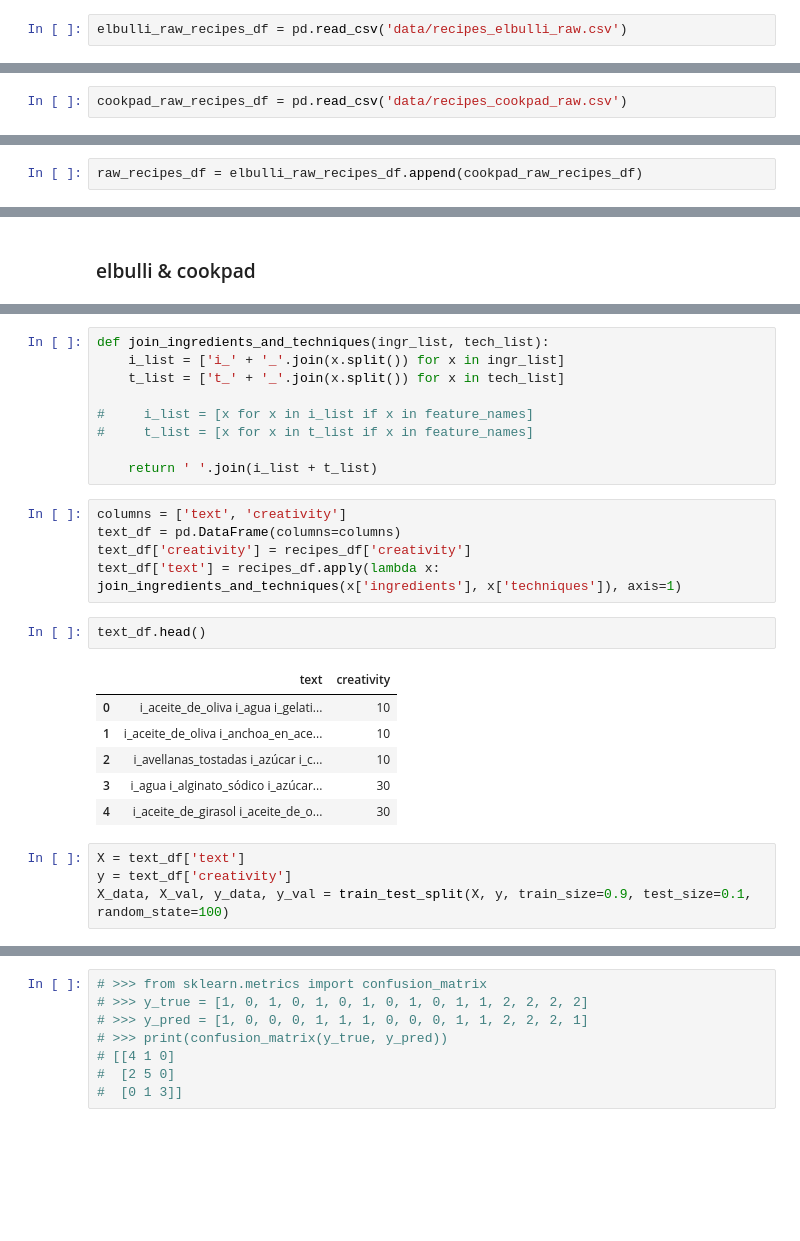
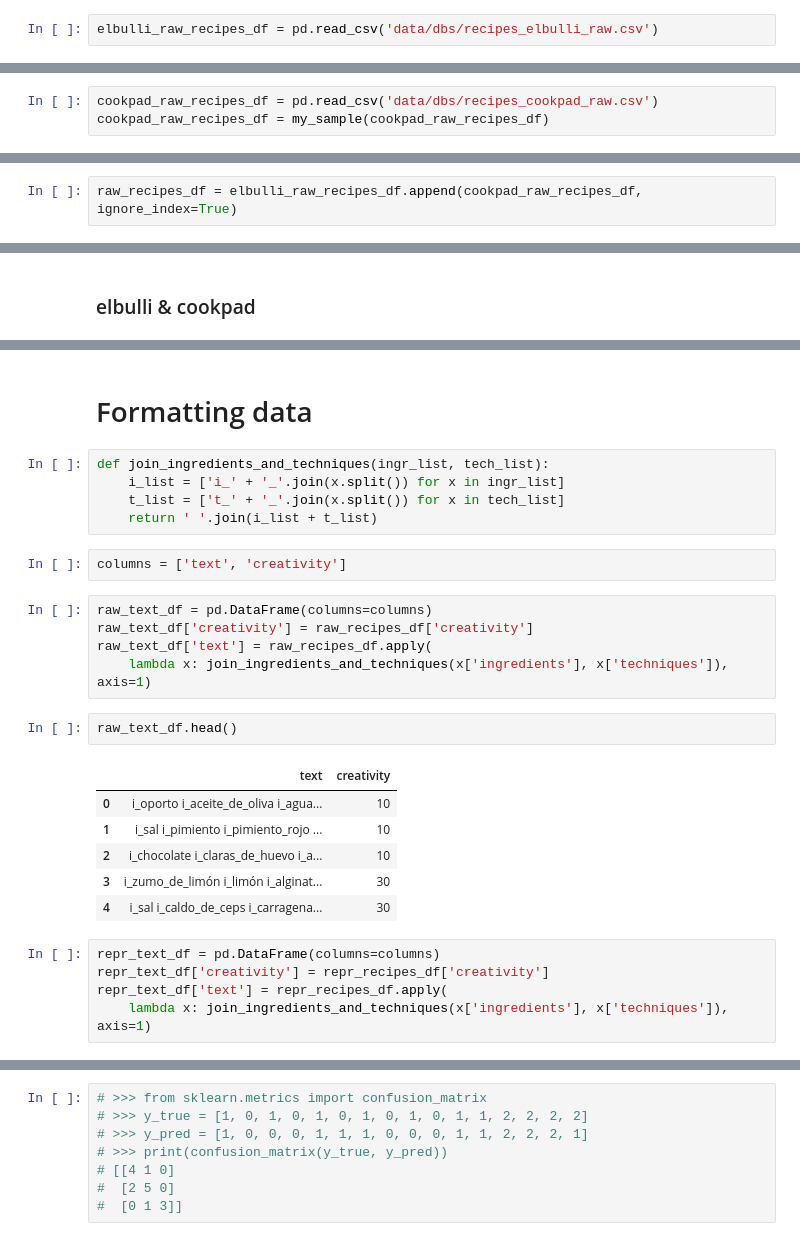
Before and after one commit to mavillard/elbulli, a Jupyter notebook: es-r-elbulli_and_cookpad_recipes-classifier.ipynb, the cells around one changed output, grey strips where cells are left out. Saved outputs shown, nothing was run; the diff lists cells and outputs as text; blank space fills up the shorter version.

```diff
--- a/es-r-elbulli_and_cookpad_recipes-classifier.ipynb
+++ b/es-r-elbulli_and_cookpad_recipes-classifier.ipynb
@@ -63,5 +65,5 @@ matplotlib.rc('font', **font)
 # %% [markdown]
 ### elbulli
 # %%
-elbulli_raw_recipes_df = pd.read_csv('data/recipes_elbulli_raw.csv')
+elbulli_raw_recipes_df = pd.read_csv('data/dbs/recipes_elbulli_raw.csv')
 # %%
@@ -112,5 +109,6 @@ elbulli_raw_recipes_df.head()
 # %% [markdown]
 ### cookpad
 # %%
-cookpad_raw_recipes_df = pd.read_csv('data/recipes_cookpad_raw.csv')
+cookpad_raw_recipes_df = pd.read_csv('data/dbs/recipes_cookpad_raw.csv')
+cookpad_raw_recipes_df = my_sample(cookpad_raw_recipes_df)
 # %%
@@ -154,7 +151,7 @@ cookpad_raw_recipes_df.head()
 # %% [markdown]
 ### elbulli & cookpad
 # %%
-raw_recipes_df = elbulli_raw_recipes_df.append(cookpad_raw_recipes_df)
+raw_recipes_df = elbulli_raw_recipes_df.append(cookpad_raw_recipes_df, ignore_index=True)
 # %%
 raw_recipes_df.head()
 # %% [output]
@@ -591,27 +630,28 @@ cuis_recipes_df.head()
+# %% [markdown]
+# Formatting data
 # %%
 def join_ingredients_and_techniques(ingr_list, tech_list):
     i_list = ['i_' + '_'.join(x.split()) for x in ingr_list]
     t_list = ['t_' + '_'.join(x.split()) for x in tech_list]
-
-#     i_list = [x for x in i_list if x in feature_names]
-#     t_list = [x for x in t_list if x in feature_names]
-
     return ' '.join(i_list + t_list)
+# %%
+columns = ['text', 'creativity']
 # %%
-columns = ['text', 'creativity']
-text_df = pd.DataFrame(columns=columns)
-text_df['creativity'] = recipes_df['creativity']
-text_df['text'] = recipes_df.apply(lambda x: join_ingredients_and_techniques(x['ingredients'], x['techniques']), axis=1)
+raw_text_df = pd.DataFrame(columns=columns)
+raw_text_df['creativity'] = raw_recipes_df['creativity']
+raw_text_df['text'] = raw_recipes_df.apply(
+    lambda x: join_ingredients_and_techniques(x['ingredients'], x['techniques']), axis=1)
 # %%
-text_df.head()
+raw_text_df.head()
 # %% [output]
 |  | text | creativity |
-| 0 | i_aceite_de_oliva i_agua i_gelati... | 10 |
-| 1 | i_aceite_de_oliva i_anchoa_en_ace... | 10 |
-| 2 | i_avellanas_tostadas i_azúcar i_c... | 10 |
-| 3 | i_agua i_alginato_sódico i_azúcar... | 30 |
-| 4 | i_aceite_de_girasol i_aceite_de_o... | 30 |
+| 0 | i_oporto i_aceite_de_oliva i_agua... | 10 |
+| 1 | i_sal i_pimiento i_pimiento_rojo ... | 10 |
+| 2 | i_chocolate i_claras_de_huevo i_a... | 10 |
+| 3 | i_zumo_de_limón i_limón i_alginat... | 30 |
+| 4 | i_sal i_caldo_de_ceps i_carragena... | 30 |
-# %%
-X = text_df['text']
-y = text_df['creativity']
-X_data, X_val, y_data, y_val = train_test_split(X, y, train_size=0.9, test_size=0.1, random_state=100)
+# %%
+repr_text_df = pd.DataFrame(columns=columns)
+repr_text_df['creativity'] = repr_recipes_df['creativity']
+repr_text_df['text'] = repr_recipes_df.apply(
+    lambda x: join_ingredients_and_techniques(x['ingredients'], x['techniques']), axis=1)
```
Also changed, not shown: parts of 115 cells of this notebook, 2 other files.
